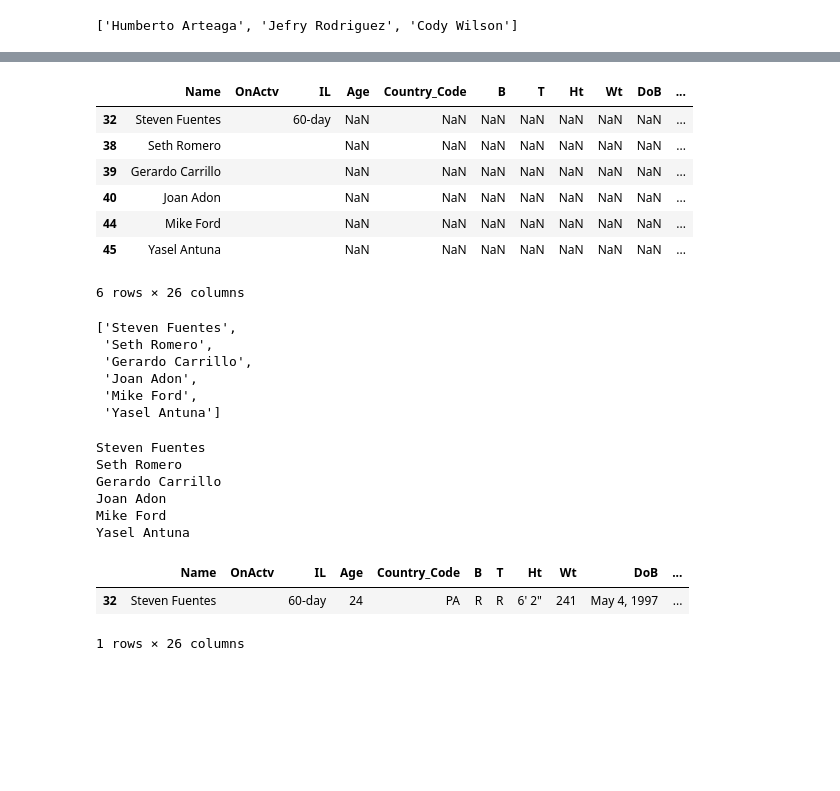
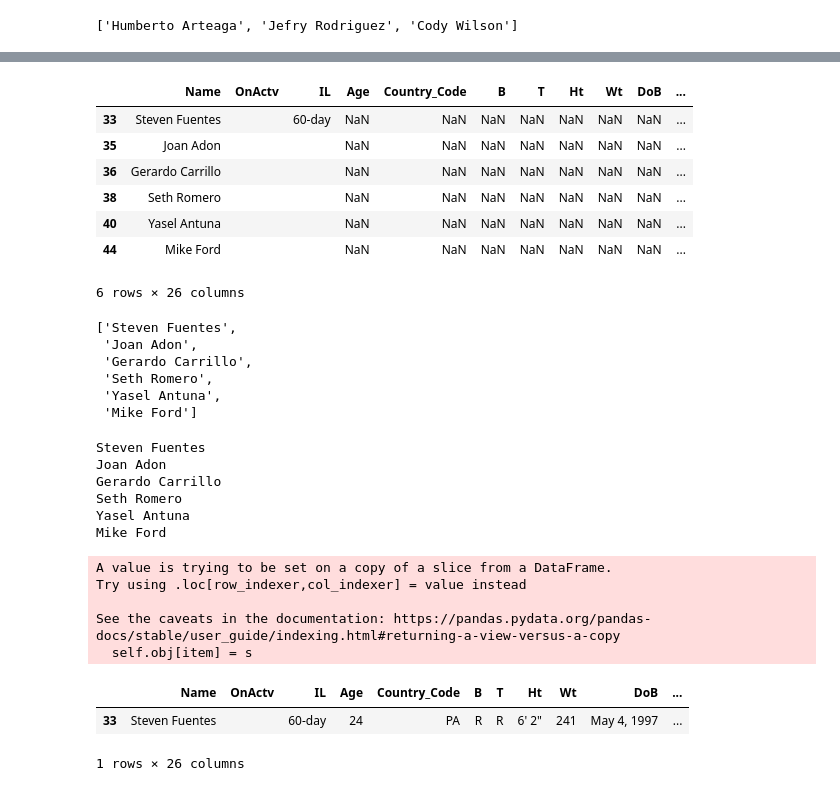
Before and after one commit to tah96/washington-nationals, a Jupyter notebook: ROSTER.ipynb, the cells around one changed output, grey strips where cells are left out. Cells and saved outputs as stored; diff of their text form; code cells hidden in the pictures; blank space fills up the shorter version.

Commit message:
Roster Code Completed

```diff
--- a/ROSTER.ipynb
+++ b/ROSTER.ipynb
@@ -342,10 +275,10 @@ non_active_guys_names
 # %%
 try:
-    non_active_guys_names.remove('Name')
+    non_forty_guys_names.remove('Name')
 except ValueError:
     pass
 
-non_active_guys_names
+non_forty_guys_names
 # %% [output]
 ['Humberto Arteaga',
  'Starlin Castro',
@@ -369,7 +302,7 @@ non_active_guys_names
 team_list_non40_names = []
 team_list_non40_teams = []
 for player in all_nats_players_this_season_html:
-    if player.text in non_active_guys_names:
+    if player.text in non_forty_guys_names:
         player_profile_endpoint = player.a["href"]
         player_profile_url = baseball_reference_main + player_profile_endpoint
         print(player_profile_url)
@@ -413,4 +346,6 @@ print(team_list_non40_names)
 ['Humberto Arteaga', 'Jefry Rodriguez', 'Cody Wilson']
 # %%
 for name in team_list_non40_names:
-    active_40_man_newcolname.loc[active_40_man_newcolname.Name == name, 'NatsOrgFlag'] = 1
+    all_season_newColnames.loc[all_season_newColnames.Name == name, 'NatsOrgFlag'] = 1
+
+all_season_newColnames
@@ -452,46 +369,53 @@ active_40_man_namevalrem = active_40_man_newcolname[active_40_man_newcolname.Nam
+# %%
+all_season_players_org_divided = all_season_newColnames[all_season_newColnames.Name != 'Name']
 # %%
-forty_man_never_mlb = active_40_man_namevalrem.loc[active_40_man_namevalrem.Age.isna() == True]
+forty_man_never_mlb = all_season_players_org_divided.loc[all_season_players_org_divided.Age.isna() == True]
 forty_man_never_mlb
 # %% [output]
 |  | Name | OnActv | IL | Age | Country_Code | B | T | Ht | Wt | DoB | ... |
-| 32 | Steven Fuentes |  | 60-day | NaN | NaN | NaN | NaN | NaN | NaN | NaN | ... |
+| 33 | Steven Fuentes |  | 60-day | NaN | NaN | NaN | NaN | NaN | NaN | NaN | ... |
+| 35 | Joan Adon |  |  | NaN | NaN | NaN | NaN | NaN | NaN | NaN | ... |
+| 36 | Gerardo Carrillo |  |  | NaN | NaN | NaN | NaN | NaN | NaN | NaN | ... |
 | 38 | Seth Romero |  |  | NaN | NaN | NaN | NaN | NaN | NaN | NaN | ... |
-| 39 | Gerardo Carrillo |  |  | NaN | NaN | NaN | NaN | NaN | NaN | NaN | ... |
-| 40 | Joan Adon |  |  | NaN | NaN | NaN | NaN | NaN | NaN | NaN | ... |
+| 40 | Yasel Antuna |  |  | NaN | NaN | NaN | NaN | NaN | NaN | NaN | ... |
 | 44 | Mike Ford |  |  | NaN | NaN | NaN | NaN | NaN | NaN | NaN | ... |
-| 45 | Yasel Antuna |  |  | NaN | NaN | NaN | NaN | NaN | NaN | NaN | ... |
 6 rows × 26 columns
 # %%
-forty_man_nvr_mlb_list = forty_man_never_mlb['Name'].to_list()
-forty_man_nvr_mlb_list
+forty_man_never_mlb_list = forty_man_never_mlb['Name'].to_list()
+forty_man_never_mlb_list
 # %% [output]
 ['Steven Fuentes',
+ 'Joan Adon',
+ 'Gerardo Carrillo',
  'Seth Romero',
- 'Gerardo Carrillo',
- 'Joan Adon',
- 'Mike Ford',
- 'Yasel Antuna']
+ 'Yasel Antuna',
+ 'Mike Ford']
 # %%
-for player_name in forty_man_nvr_mlb_list:
+for player_name in forty_man_never_mlb_list:
     print(player_name)
-    active_40_man_namevalrem.loc[(active_40_man_namevalrem.Name == player_name),'Country_Code'] = active_40_man_df.loc[active_40_man_df['Name'] == player_name,'Country_ISO_Code'].iloc[0]
-    active_40_man_namevalrem.loc[(active_40_man_namevalrem.Name == player_name),'B'] = active_40_man_df.loc[active_40_man_df['Name'] == player_name,'B_x'].iloc[0]
-    active_40_man_namevalrem.loc[(active_40_man_namevalrem.Name == player_name),'T'] = active_40_man_df.loc[active_40_man_df['Name'] == player_name,'T_x'].iloc[0]
-    active_40_man_namevalrem.loc[(active_40_man_namevalrem.Name == player_name),'Ht'] = active_40_man_df.loc[active_40_man_df['Name'] == player_name,'Ht_x'].iloc[0]
-    active_40_man_namevalrem.loc[(active_40_man_namevalrem.Name == player_name),'Wt'] = active_40_man_df.loc[active_40_man_df['Name'] == player_name,'Wt_x'].iloc[0]
-    active_40_man_namevalrem.loc[(active_40_man_namevalrem.Name == player_name),'DoB'] = active_40_man_df.loc[active_40_man_df['Name'] == player_name,'DoB_x'].iloc[0]
-    active_40_man_namevalrem.loc[(active_40_man_namevalrem.Name == player_name),'Age'] = active_40_man_df.loc[active_40_man_df['Name'] == player_name,'Age_x'].iloc[0]
+    all_season_players_org_divided.loc[(all_season_players_org_divided.Name == player_name),'Country_Code'] = all_season_roster.loc[all_season_roster['Name'] == player_name,'Country_ISO_Code'].iloc[0]
+    all_season_players_org_divided.loc[(all_season_players_org_divided.Name == player_name),'B'] = all_season_roster.loc[all_season_roster['Name'] == player_name,'B_x'].iloc[0]
+    all_season_players_org_divided.loc[(all_season_players_org_divided.Name == player_name),'T'] = all_season_roster.loc[all_season_roster['Name'] == player_name,'T_x'].iloc[0]
+    all_season_players_org_divided.loc[(all_season_players_org_divided.Name == player_name),'Ht'] = all_season_roster.loc[all_season_roster['Name'] == player_name,'Ht_x'].iloc[0]
+    all_season_players_org_divided.loc[(all_season_players_org_divided.Name == player_name),'Wt'] = all_season_roster.loc[all_season_roster['Name'] == player_name,'Wt_x'].iloc[0]
+    all_season_players_org_divided.loc[(all_season_players_org_divided.Name == player_name),'DoB'] = all_season_roster.loc[all_season_roster['Name'] == player_name,'DoB_x'].iloc[0]
+    all_season_players_org_divided.loc[(all_season_players_org_divided.Name == player_name),'Age'] = all_season_roster.loc[all_season_roster['Name'] == player_name,'Age_x'].iloc[0]
 # %% [output]
 Steven Fuentes
+Joan Adon
+Gerardo Carrillo
 Seth Romero
-Gerardo Carrillo
-Joan Adon
+Yasel Antuna
 Mike Ford
-Yasel Antuna
+A value is trying to be set on a copy of a slice from a DataFrame.
+Try using .loc[row_indexer,col_indexer] = value instead
+
+See the caveats in the documentation: https://pandas.pydata.org/pandas-docs/stable/user_guide/indexing.html#returning-a-view-versus-a-copy
+  self.obj[item] = s
 # %%
 #Confirmation of correct mapping
-active_40_man_namevalrem.loc[active_40_man_namevalrem.Name == 'Steven Fuentes']
+all_season_players_org_divided.loc[all_season_players_org_divided.Name == 'Steven Fuentes']
 # %% [output]
 |  | Name | OnActv | IL | Age | Country_Code | B | T | Ht | Wt | DoB | ... |
-| 32 | Steven Fuentes |  | 60-day | 24 | PA | R | R | 6' 2" | 241 | May 4, 1997 | ... |
+| 33 | Steven Fuentes |  | 60-day | 24 | PA | R | R | 6' 2" | 241 | May 4, 1997 | ... |
 1 rows × 26 columns
```
Also changed, not shown: parts of 40 cells of this notebook, 1 other file.
